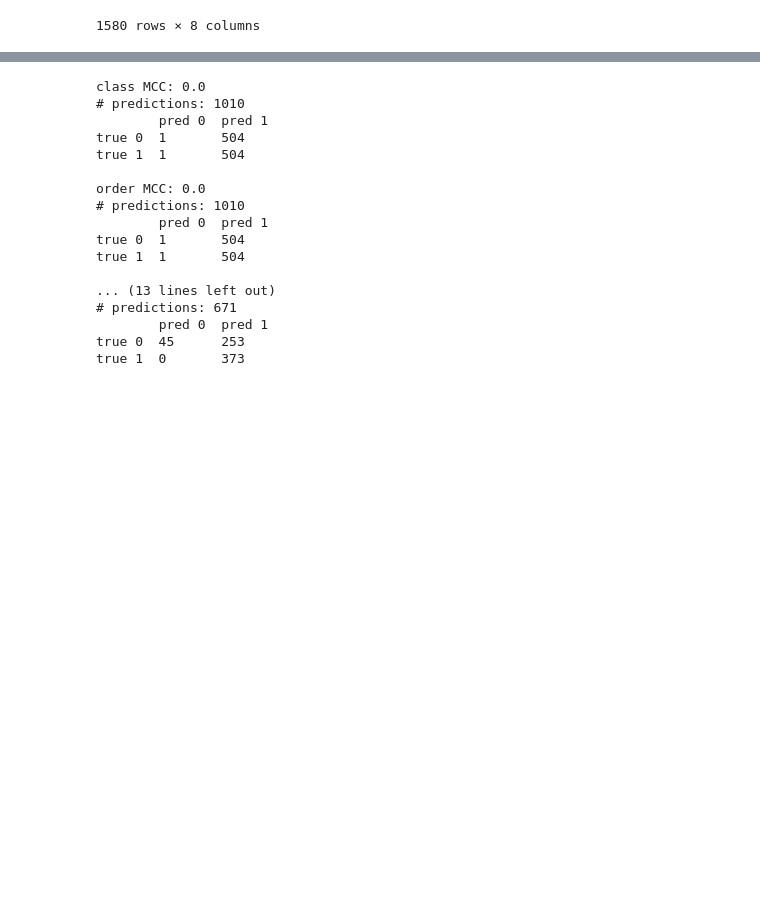
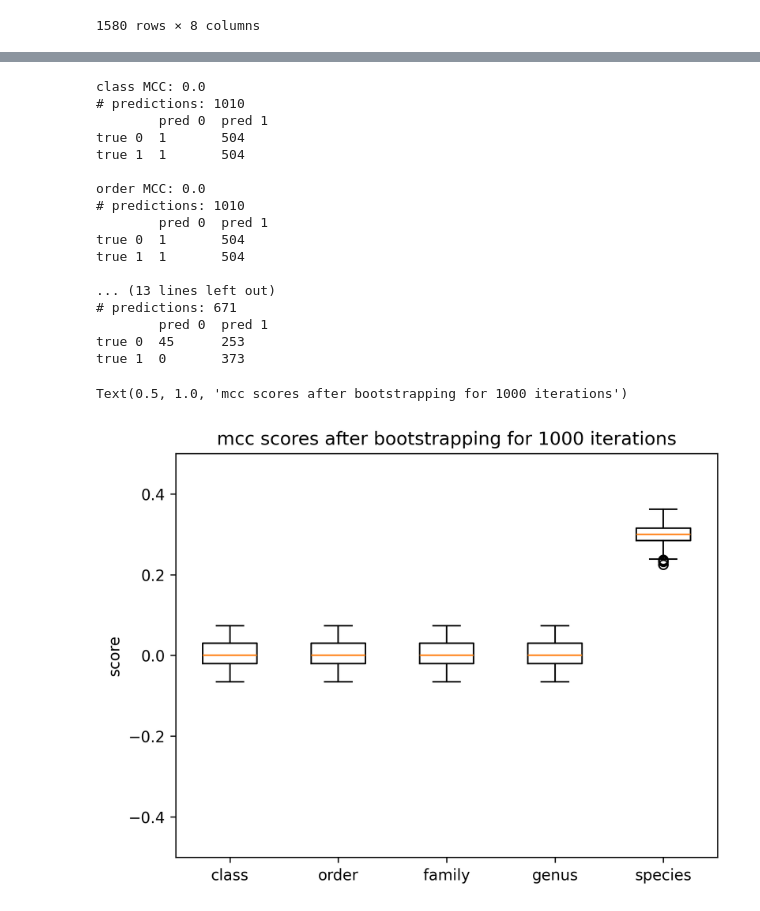
Before and after one commit to ievapudz/gLM_PPI_XAI, a Jupyter notebook: data_process/pinder_lineage_taxids.ipynb, the cells around one changed output, grey strips where cells are left out. Drawn from its saved outputs; the diff is of its cells as text; code cells hidden in the pictures; blank space fills up the shorter version.

```diff
--- a/data_process/pinder_lineage_taxids.ipynb
+++ b/data_process/pinder_lineage_taxids.ipynb
@@ -179,27 +195,34 @@ true 1  1       576
 # %%
 DATASET_PREFIX="/scicore/home/schwede/pudziu0000/projects/gLM/data/PINDER/eubacteria_5_1024_512_genus/"
 
 tax_df = get_tax_df_from_dataset(DATASET_PREFIX, split="test")
 
-get_predictions_based_on_tax_level(tax_df)
+metrics = get_predictions_based_on_tax_level(tax_df, n_iter=1000)
+
+plt.boxplot(metrics, tick_labels=TAX_LEVELS)
+plt.ylabel("score")
+plt.ylim((-0.5, 0.5))
+plt.title(f"mcc scores after bootstrapping for 1000 iterations")
 # %% [output]
 class MCC: 0.0
 # predictions: 1010
         pred 0  pred 1
 true 0  1       504
 true 1  1       504
 
 order MCC: 0.0
 # predictions: 1010
         pred 0  pred 1
 true 0  1       504
 true 1  1       504
 
 ... (13 lines left out)
 # predictions: 671
         pred 0  pred 1
 true 0  45      253
 true 1  0       373
+Text(0.5, 1.0, 'mcc scores after bootstrapping for 1000 iterations')
+[figure, added]
 # %%
 DATASET_PREFIX="/scicore/home/schwede/pudziu0000/projects/gLM/data/PINDER/eubacteria_5_1024_512_species/"
 
```
Also changed, not shown: parts of 4 cells of this notebook, 10 other files.
